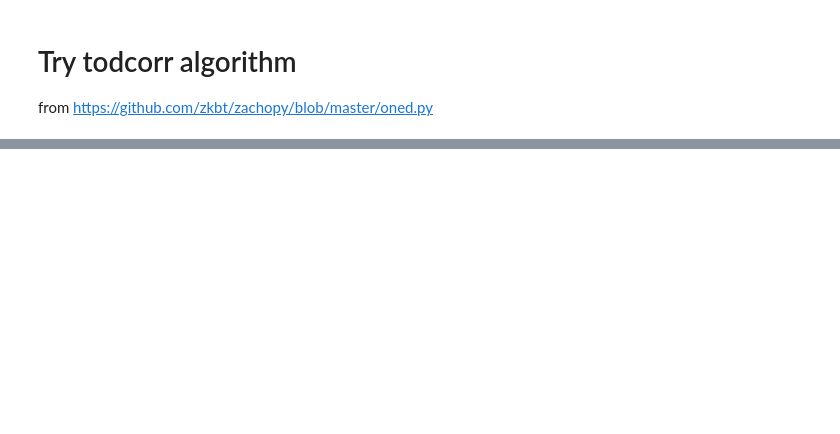
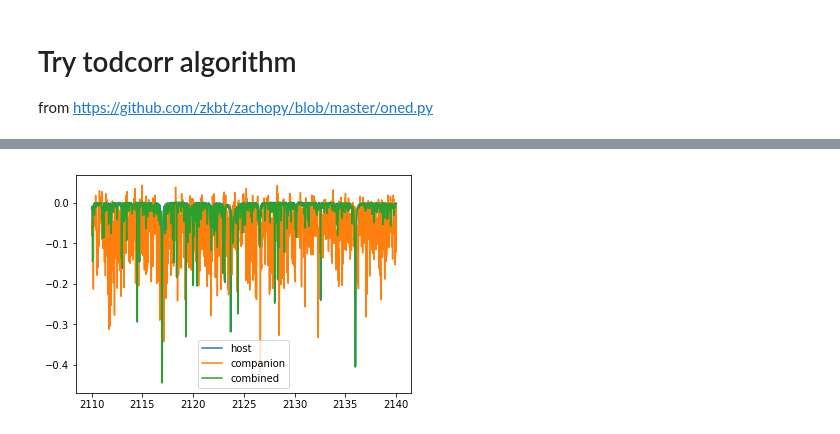
Before and after one commit to jason-neal/companion_simulations, a Jupyter notebook: Notebooks/Try todcorr on simulated obs.ipynb, the cells around one changed output, grey strips where cells are left out. Saved outputs shown, nothing was run; the diff lists cells and outputs as text; code cells hidden in the pictures; blank space fills up the shorter version.

```diff
--- a/Notebooks/Try todcorr on simulated obs.ipynb
+++ b/Notebooks/Try todcorr on simulated obs.ipynb
@@ -129,11 +160,15 @@ ValueError: x and y must have same first dimension, but have shapes (24999,) and
 # %%
-s1 = subtractContinuum(spec1, n=5)
-s2 = subtractContinuum(spec2,n=5)
-s3 = subtractContinuum(spec_3,n=5)
+# s1 = subtractContinuum(new_s1, n=5)
+# s2 = subtractContinuum(new_s2, n=5)
+# s3 = subtractContinuum(new_s3, n=5)
+s1 = new_s1
+s2 = new_s2
+s3 = new_s3
 
-
-
-plt.plot(s1)
-plt.plot(s2)
-plt.plot(s3)
+plt.plot(new_full_wav, s1, label="host")
+plt.plot(new_full_wav, s2, label="companion")
+plt.plot(new_wav, s3, label="combined")
+plt.legend()
 plt.show()
+# %% [output]
+[figure, added]
```
Also changed, not shown: parts of 8 cells of this notebook, 1 other file.
